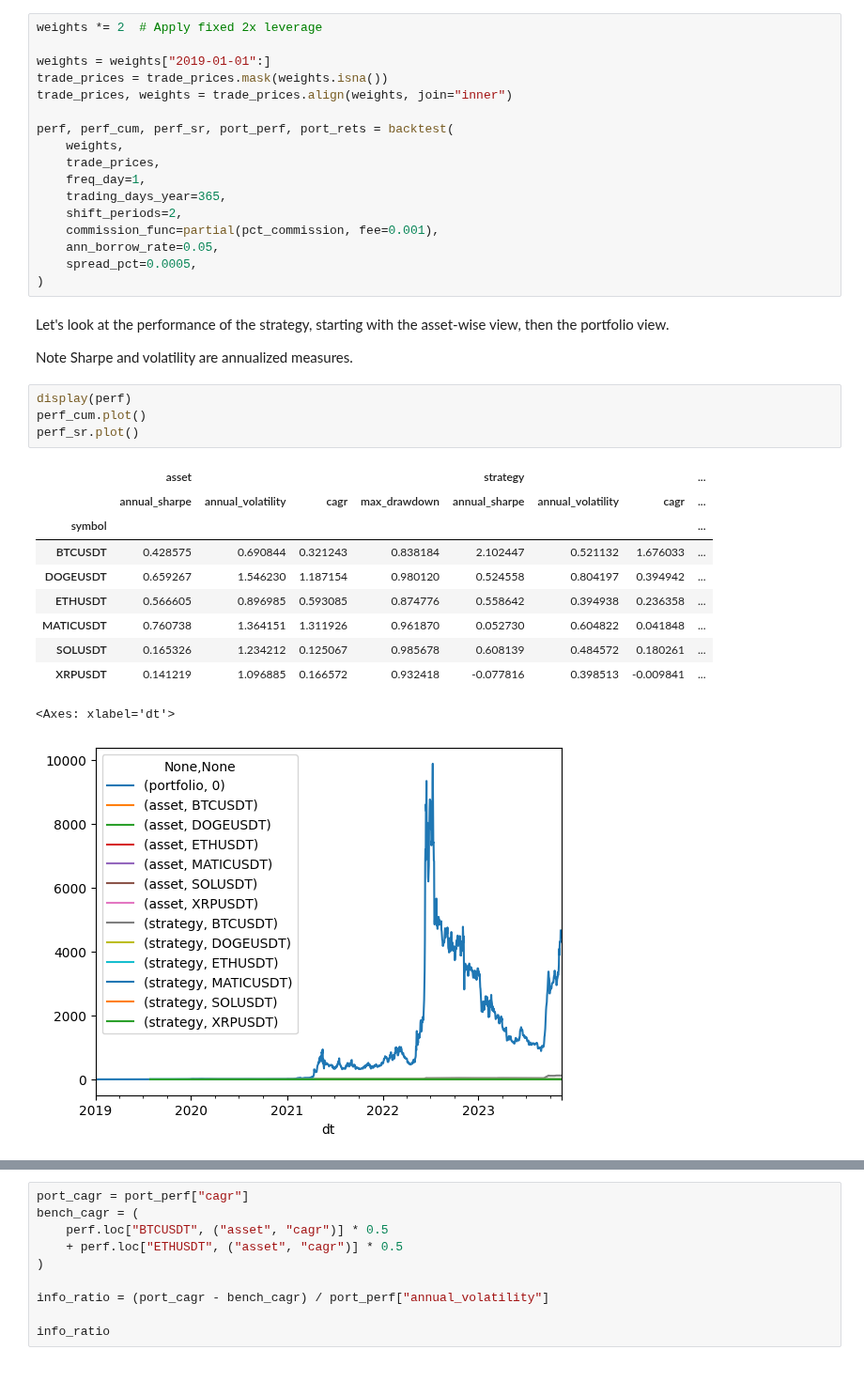
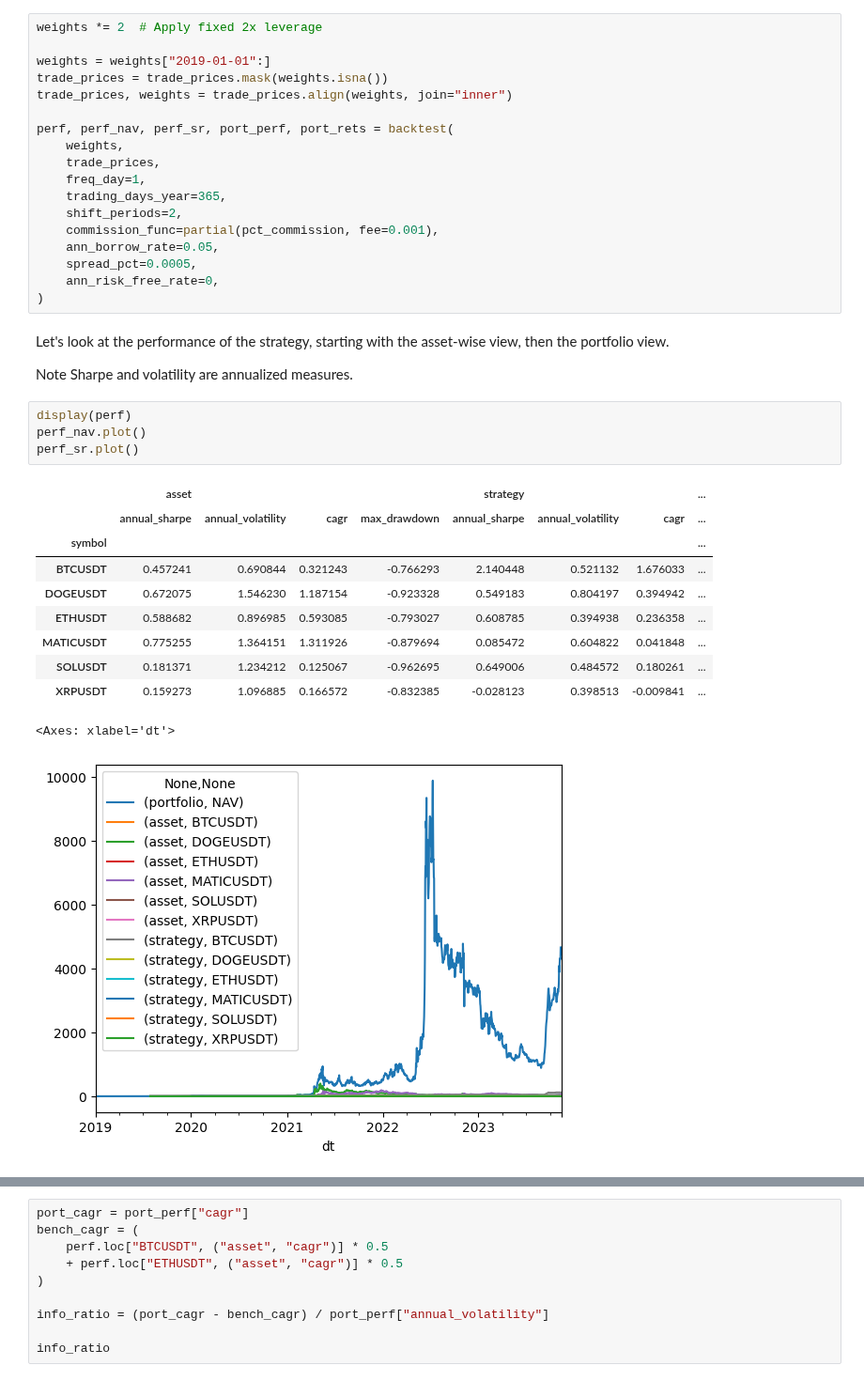
Before and after one commit to thecolngroup/alphavec, a Jupyter notebook: example.ipynb, the cells around one changed output, grey strips where cells are left out. Shown at 94% size. Cells and saved outputs as stored; diff of their text form.

```diff
--- a/example.ipynb
+++ b/example.ipynb
@@ -156,7 +156,7 @@ weights = weights["2019-01-01":]
 trade_prices = trade_prices.mask(weights.isna())
 trade_prices, weights = trade_prices.align(weights, join="inner")
 
-perf, perf_cum, perf_sr, port_perf, port_rets = backtest(
+perf, perf_nav, perf_sr, port_perf, port_rets = backtest(
     weights,
     trade_prices,
     freq_day=1,
@@ -165,6 +165,7 @@ perf, perf_cum, perf_sr, port_perf, port_rets = backtest(
     commission_func=partial(pct_commission, fee=0.001),
     ann_borrow_rate=0.05,
     spread_pct=0.0005,
+    ann_risk_free_rate=0,
 )
 # %% [markdown]
 Let's look at the performance of the strategy, starting with the asset-wise view, then the portfolio view.
@@ -172,17 +173,17 @@ Let's look at the performance of the strategy, starting with the asset-wise view
 Note Sharpe and volatility are annualized measures.
 # %%
 display(perf)
-perf_cum.plot()
+perf_nav.plot()
 perf_sr.plot()
 # %% [output]
 |  | asset |  |  |  | strategy |  |  | ... |
 |  | annual_sharpe | annual_volatility | cagr | max_drawdown | annual_sharpe | annual_volatility | cagr | ... |
 | symbol |  |  |  |  |  |  |  | ... |
-| BTCUSDT | 0.428575 | 0.690844 | 0.321243 | 0.838184 | 2.102447 | 0.521132 | 1.676033 | ... |
-| DOGEUSDT | 0.659267 | 1.546230 | 1.187154 | 0.980120 | 0.524558 | 0.804197 | 0.394942 | ... |
-| ETHUSDT | 0.566605 | 0.896985 | 0.593085 | 0.874776 | 0.558642 | 0.394938 | 0.236358 | ... |
-| MATICUSDT | 0.760738 | 1.364151 | 1.311926 | 0.961870 | 0.052730 | 0.604822 | 0.041848 | ... |
-| SOLUSDT | 0.165326 | 1.234212 | 0.125067 | 0.985678 | 0.608139 | 0.484572 | 0.180261 | ... |
-| XRPUSDT | 0.141219 | 1.096885 | 0.166572 | 0.932418 | -0.077816 | 0.398513 | -0.009841 | ... |
+| BTCUSDT | 0.457241 | 0.690844 | 0.321243 | -0.766293 | 2.140448 | 0.521132 | 1.676033 | ... |
+| DOGEUSDT | 0.672075 | 1.546230 | 1.187154 | -0.923328 | 0.549183 | 0.804197 | 0.394942 | ... |
+| ETHUSDT | 0.588682 | 0.896985 | 0.593085 | -0.793027 | 0.608785 | 0.394938 | 0.236358 | ... |
+| MATICUSDT | 0.775255 | 1.364151 | 1.311926 | -0.879694 | 0.085472 | 0.604822 | 0.041848 | ... |
+| SOLUSDT | 0.181371 | 1.234212 | 0.125067 | -0.962695 | 0.649006 | 0.484572 | 0.180261 | ... |
+| XRPUSDT | 0.159273 | 1.096885 | 0.166572 | -0.832385 | -0.028123 | 0.398513 | -0.009841 | ... |
 <Axes: xlabel='dt'>
-[figure, old version]
+[figure, new version]
```
Also changed, not shown: parts of 4 cells of this notebook, 2 other files.
